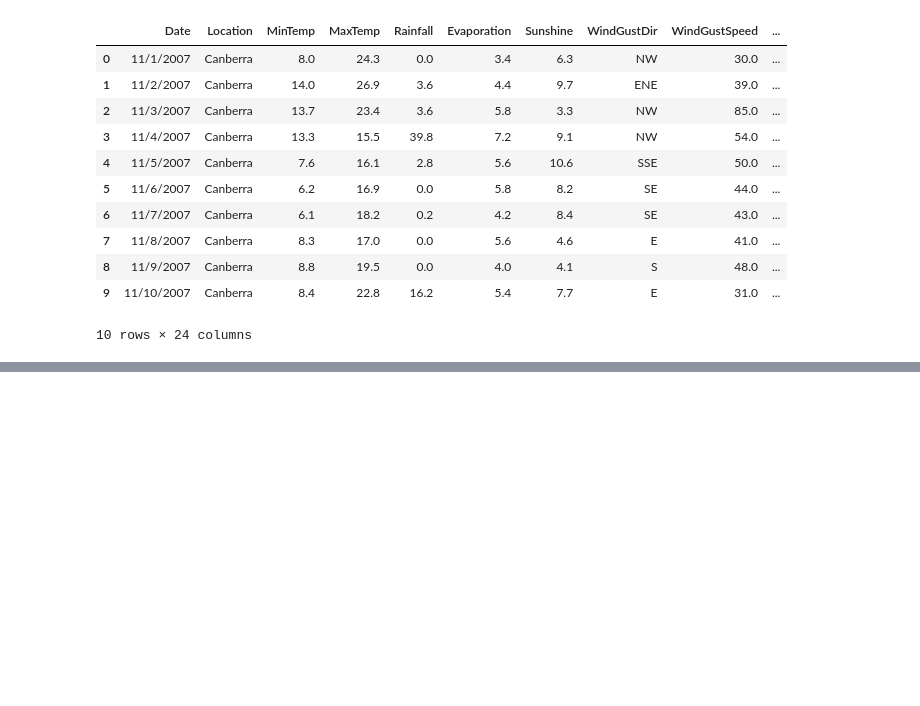
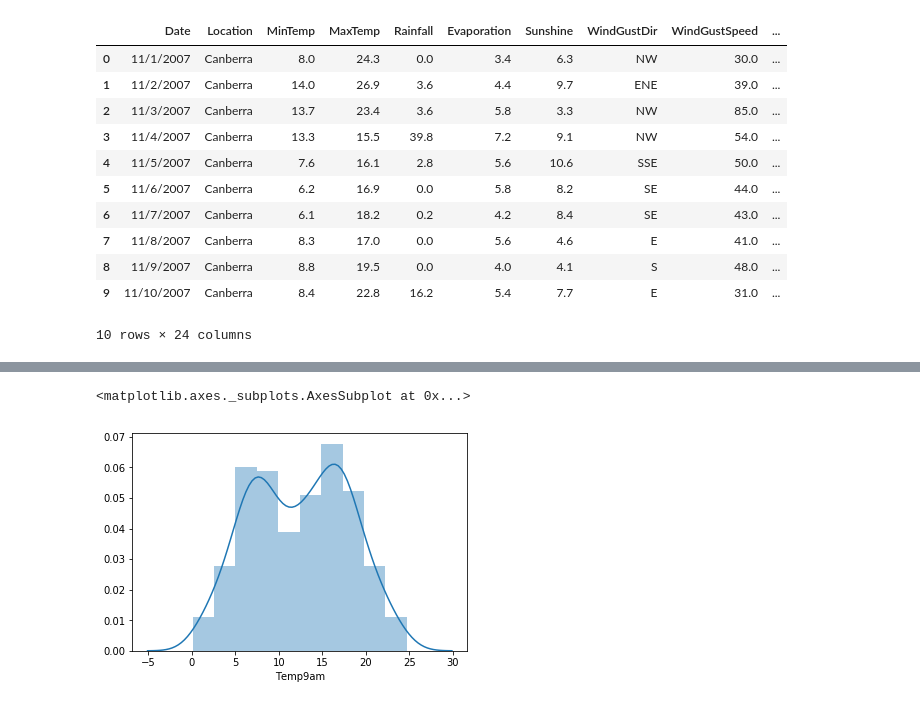
Before and after one commit to Akshay-Sehgal/Assignment, a Jupyter notebook: Assignment_6.ipynb, the cells around one changed output, grey strips where cells are left out. Saved outputs shown, nothing was run; the diff lists cells and outputs as text; code cells hidden in the pictures; blank space fills up the shorter version.

```diff
--- a/Assignment_6.ipynb
+++ b/Assignment_6.ipynb
@@ -24,0 +36,5 @@ ds.head(10)
+# %%
+sb.distplot(ds["Temp9am"])
+# %% [output]
+<matplotlib.axes._subplots.AxesSubplot at 0x...>
+[figure, added]
```
Also changed, not shown: parts of 9 cells of this notebook.
